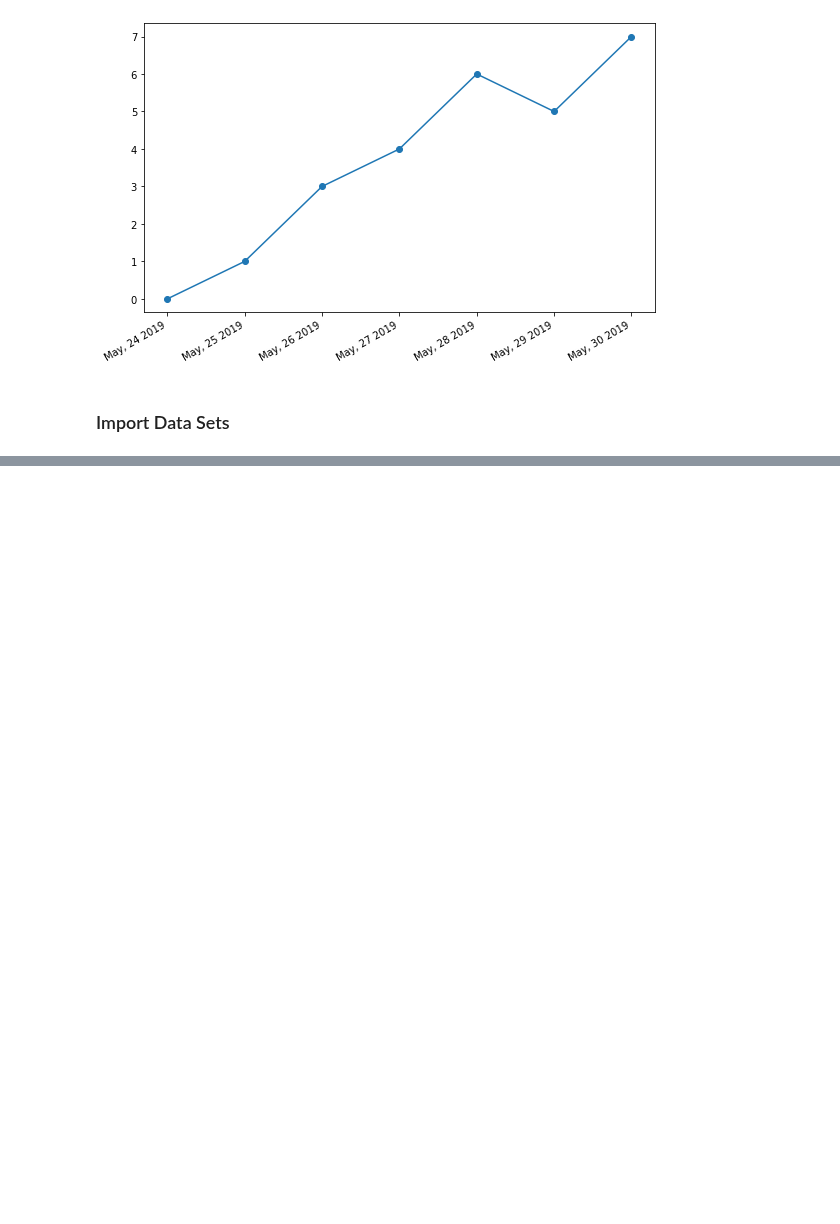
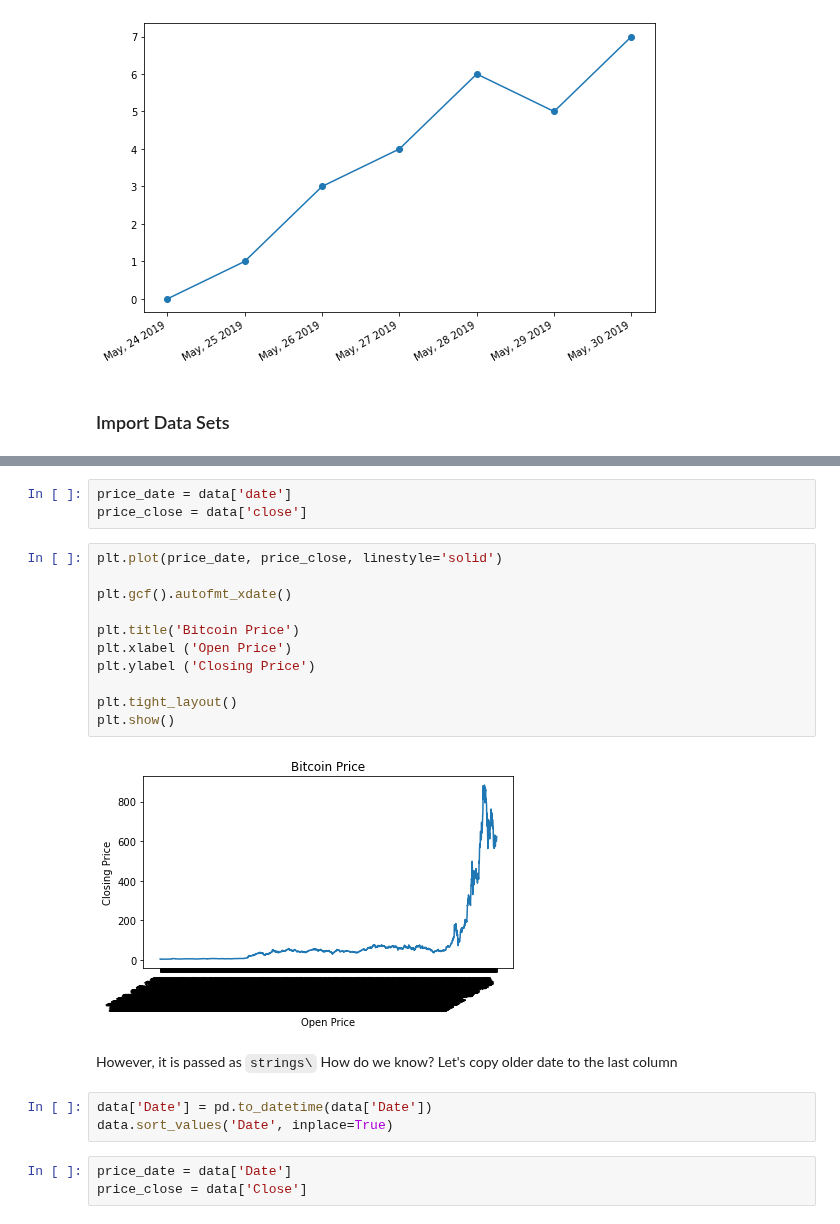
Before and after one commit to arisugiharto/Intermediate_python_batch16, a Jupyter notebook: Materi 5.8 - Time Series.ipynb, the cells around one changed output, grey strips where cells are left out. Saved outputs shown, nothing was run; the diff lists cells and outputs as text; blank space fills up the shorter version.

```diff
--- a/Materi 5.8 - Time Series.ipynb
+++ b/Materi 5.8 - Time Series.ipynb
@@ -66,0 +67,24 @@ data.head()
+# %%
+price_date = data['date']
+price_close = data['close']
+# %%
+plt.plot(price_date, price_close, linestyle='solid')
+
+plt.gcf().autofmt_xdate()
+
+plt.title('Bitcoin Price')
+plt.xlabel ('Open Price')
+plt.ylabel ('Closing Price')
+
+plt.tight_layout()
+plt.show()
+# %% [output]
+[figure, added]
+# %% [markdown]
+However, it is passed as `strings\` How do we know? Let's copy older date to the last column
+# %%
+data['Date'] = pd.to_datetime(data['Date'])
+data.sort_values('Date', inplace=True)
+# %%
+price_date = data['Date']
+price_close = data['Close']
```
Also changed, not shown: parts of 2 cells of this notebook, 1 other file.
